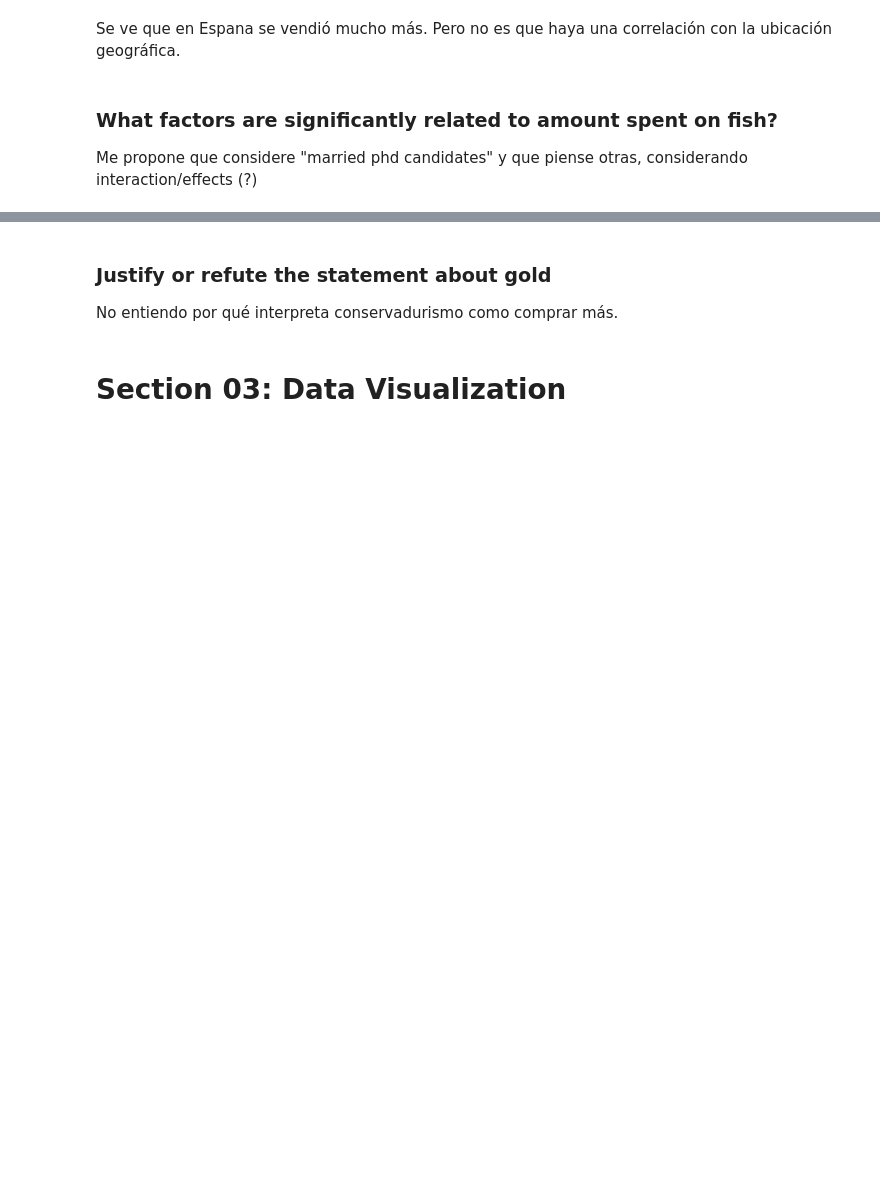
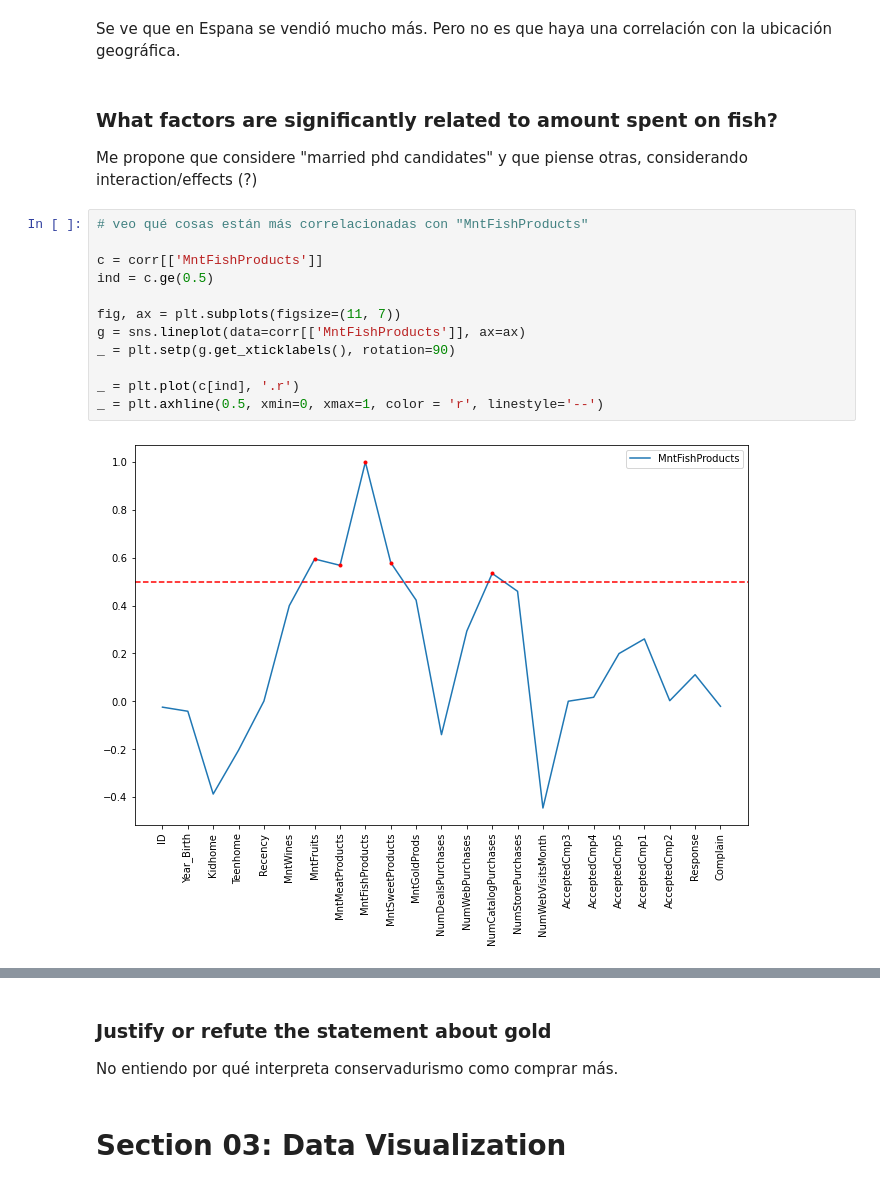
Before and after one commit to andres-troiano/Marketing-Analytics, a Jupyter notebook: Marketing Analytics Project.ipynb, the cells around one changed output, grey strips where cells are left out. Drawn from its saved outputs; the diff is of its cells as text; blank space fills up the shorter version.

```diff
--- a/Marketing Analytics Project.ipynb
+++ b/Marketing Analytics Project.ipynb
@@ -261,3 +261,17 @@ Se ve que en Espana se vendió mucho más. Pero no es que haya una correlación
 # %% [markdown]
 ### What factors are significantly related to amount spent on fish?
 Me propone que considere "married phd candidates" y que piense otras, considerando interaction/effects (?)
+# %%
+# veo qué cosas están más correlacionadas con "MntFishProducts"
+
+c = corr[['MntFishProducts']]
+ind = c.ge(0.5)
+
+fig, ax = plt.subplots(figsize=(11, 7))
+g = sns.lineplot(data=corr[['MntFishProducts']], ax=ax)
+_ = plt.setp(g.get_xticklabels(), rotation=90)
+
+_ = plt.plot(c[ind], '.r')
+_ = plt.axhline(0.5, xmin=0, xmax=1, color = 'r', linestyle='--')
+# %% [output]
+[figure, added]
```
Also changed, not shown: parts of 29 cells of this notebook.
